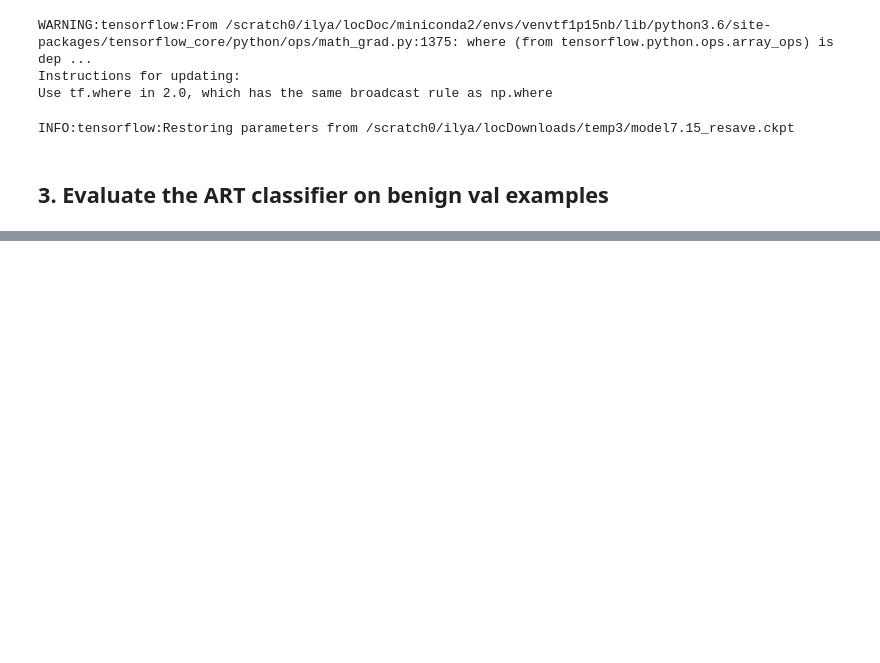
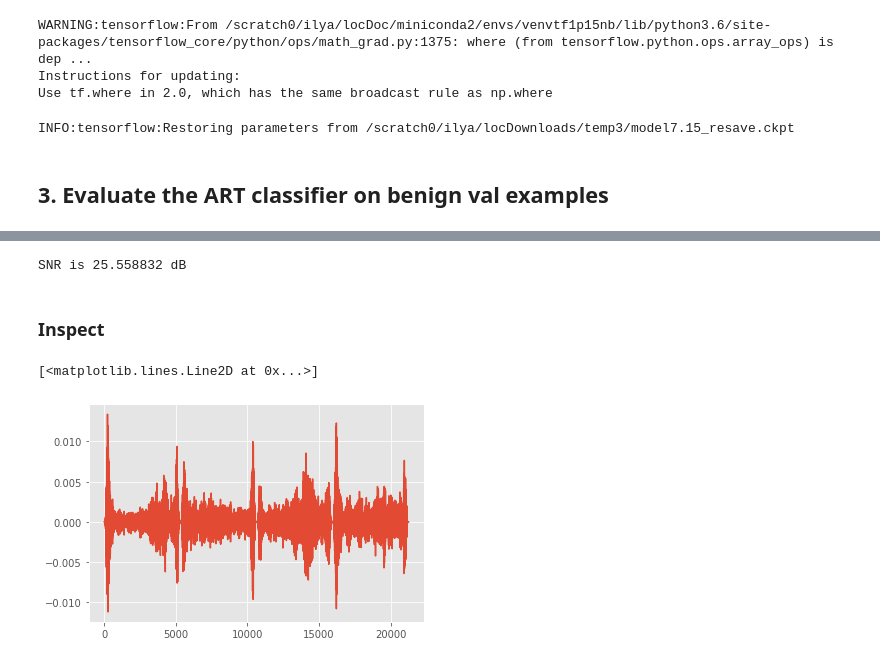
Before and after one commit to ilyakava/py3fst, a Jupyter notebook: Fast_Gradient_Demo_from_time.ipynb, the cells around one changed output, grey strips where cells are left out. Drawn from its saved outputs; the diff is of its cells as text; code cells hidden in the pictures; blank space fills up the shorter version.

```diff
--- a/Fast_Gradient_Demo_from_time.ipynb
+++ b/Fast_Gradient_Demo_from_time.ipynb
@@ -518,11 +358,0 @@ plt.colorbar(im4, cax=cax, **kw)
-# %%
-eg_framewise = []
-eg_framewise_labels = []
-for j in range(specs.shape[-1] - 30):
-    start = j
-    end = (j+31)
-    eg_framewise.append(unbatched_adv[sound_i,:,start:end])
-    eg_framewise_labels.append(spec_labs[sound_i,start+20])
-eg_framewise = np.array(eg_framewise)
-eg_framewise_labels = np.array(eg_framewise_labels)
-print(eg_framewise.shape)
@@ -533,9 +358,0 @@ adv_predictions = classifier.predict(eg_framewise)
-# %%
-eg_framewise = []
-for j in range(specs.shape[-1] - 30):
-    start = j
-    end = (j+31)
-    eg_framewise.append(specs[sound_i,:,start:end])
-eg_framewise = np.array(eg_framewise)
-eg_framewise_labels = np.array(eg_framewise_labels)
-print(eg_framewise.shape)
@@ -563,0 +359,30 @@ np.savez(os.path.join(out_path, fname), adv_feat=unbatched_adv[sound_i], clean_f
+# %%
+Psignal = (batched_input**2).sum()
+Pnoise = ((batched_input - adv_egs)**2).sum()
+snrdb = 10*np.log10(Psignal/Pnoise)
+print('SNR is %f dB' % snrdb)
+# %% [output]
+SNR is 25.558832 dB
+# %% [markdown]
+### Inspect
+# %%
+# recombine the quarters
+unbatched_adv_egs = []
+unbatched_originals = []
+
+for i in range(len(adv_egs)//4):
+    y = []
+    yo = []
+    for j in range(4):
+        y.append(adv_egs[i*4 + j])
+        yo.append(batched_input[i*4 + j])
+    unbatched_adv_egs.append(np.concatenate(y))
+    unbatched_originals.append(np.concatenate(yo))
+# %%
+adv_sound_i = 1
+# %%
+plt.plot(unbatched_adv_egs[adv_sound_i] - unbatched_originals[adv_sound_i])
+# plt.xlim([0,100])
+# %% [output]
+[<matplotlib.lines.Line2D at 0x...>]
+[figure, added]
```
Also changed, not shown: parts of 72 cells of this notebook.
